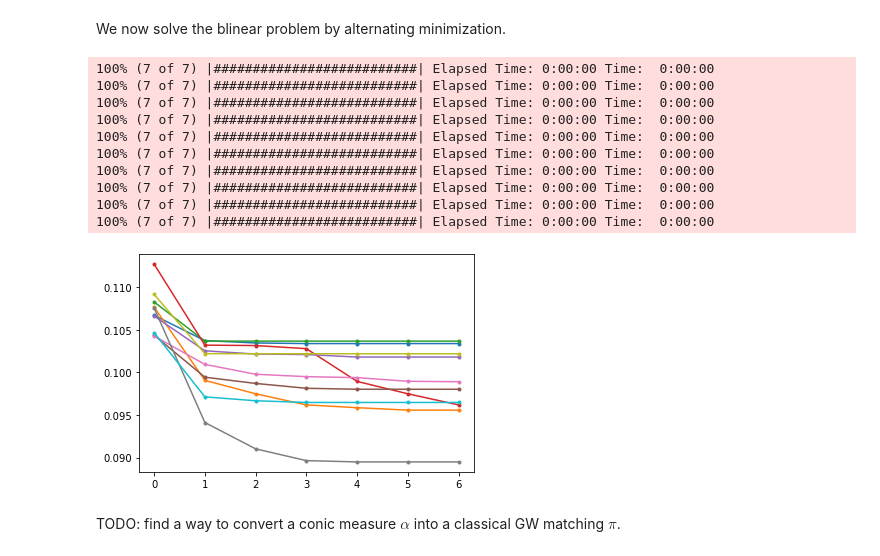
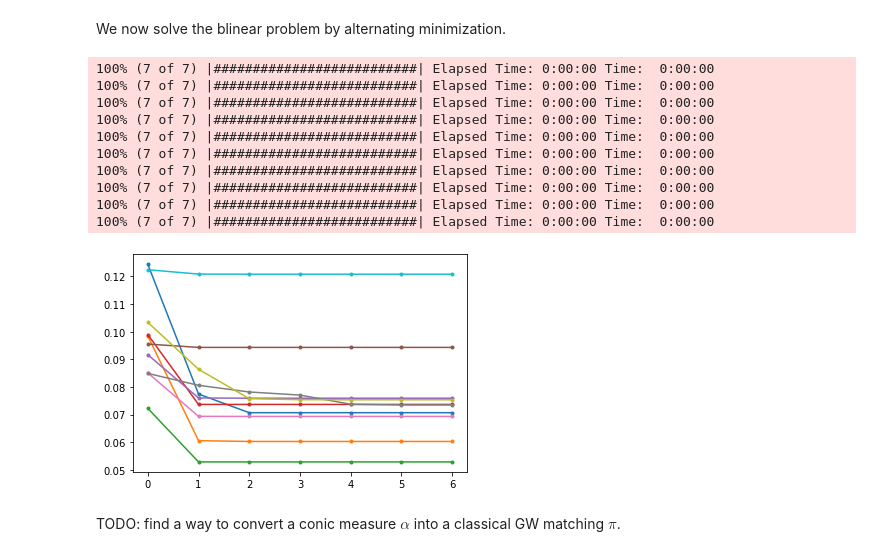
Before and after one commit to thibsej/unbalanced_gromov_wasserstein, a Jupyter notebook: conic/Conic-GW.ipynb, the cells around one changed output. Cells and saved outputs as stored; diff of their text form; code cells hidden in the pictures.

```diff
--- a/conic/Conic-GW.ipynb
+++ b/conic/Conic-GW.ipynb
@@ -49,10 +49,9 @@ DY = distmat(y,y)
 # %% [markdown]
 Discretized radius on the cones. *TODO:* select a larger radius since after the tested mass varies.
 # %%
-rmax = np.sqrt( np.max(a) )
-smax = np.sqrt( np.max(b) )
+rmax = np.sqrt(np.max(np.concatenate((a,b))))
 R = np.linspace(0,rmax,k)
-S = np.linspace(0,smax,l)
+S = np.linspace(0,rmax,l)
 # %% [markdown]
 ## Computation of the conic kernel
 
@@ -130,38 +129,41 @@ def Solve_CUW(C, R, S, n,k,m,l):
 We define the CGW solver which solves the problem by performing alternate descent and solves a sequence of CUW problems.
 # %%
 # alternate minimization
-def Solve_CGW(K, R, S, n,k,m,l, niter=10,nruns=1,verbose=True):
-    CGWcost = np.zeros((niter,nruns))
-    for kt in range(nruns):
-        # initialize matching
-        Alpha = np.random.exponential(scale=1.0, size=(n,k,m,l))
-        Alpha = Alpha / np.sum(Alpha.flatten())
-        H = range(niter)
-        if verbose:
-            H = pb.progressbar(H)
-        for it in H:
-            Alpha = Solve_CUW( apply_K(K,Alpha), R, S, n,k,m,l )
-            CGWcost[it,kt] = np.sum( apply_K(K,Alpha).flatten() * Alpha.flatten() )
+def Solve_CGW(K, R, S, n,k,m,l, init, niter=10,verbose=True):
+    CGWcost = np.zeros(niter)
+    # initialize matching
+    Alpha = init
+    H = range(niter)
+    if verbose:
+        H = pb.progressbar(H)
+    for it in H:
+        Alpha = Solve_CUW( apply_K(K,Alpha), R, S, n,k,m,l )
+        CGWcost[it] = np.sum( apply_K(K,Alpha).flatten() * Alpha.flatten() )
     return ( np.min(CGWcost.flatten()), CGWcost )
 # %% [markdown]
 We now solve the blinear problem by alternating minimization.
 # %%
 nruns = 10 # different initializations
 niter = 7
-cost,CGWcost = Solve_CGW(K, R, S, n,k,m,l, niter,nruns)
+
+CGWcost = np.zeros((niter,nruns))
+for kt in range(nruns):
+    init = np.random.exponential(scale=1.0, size=(n,k,m,l))
+    init = init / np.sum(init.flatten())
+    _, CGWcost[:, kt] = Solve_CGW(K, R, S, n,k,m,l, init, niter,nruns)
 plt.plot(CGWcost, '.-');
 # %% [output]
 100% (7 of 7) |##########################| Elapsed Time: 0:00:00 Time:  0:00:00
 100% (7 of 7) |##########################| Elapsed Time: 0:00:00 Time:  0:00:00
 100% (7 of 7) |##########################| Elapsed Time: 0:00:00 Time:  0:00:00
 100% (7 of 7) |##########################| Elapsed Time: 0:00:00 Time:  0:00:00
 100% (7 of 7) |##########################| Elapsed Time: 0:00:00 Time:  0:00:00
 100% (7 of 7) |##########################| Elapsed Time: 0:00:00 Time:  0:00:00
 100% (7 of 7) |##########################| Elapsed Time: 0:00:00 Time:  0:00:00
 100% (7 of 7) |##########################| Elapsed Time: 0:00:00 Time:  0:00:00
 100% (7 of 7) |##########################| Elapsed Time: 0:00:00 Time:  0:00:00
 100% (7 of 7) |##########################| Elapsed Time: 0:00:00 Time:  0:00:00
-[figure, old version]
+[figure, new version]
 # %% [markdown]
 TODO: find a way to convert a conic measure $\alpha$ into a classical GW matching $\pi$.
 # %%
```
Also changed, not shown: parts of 11 cells of this notebook.
